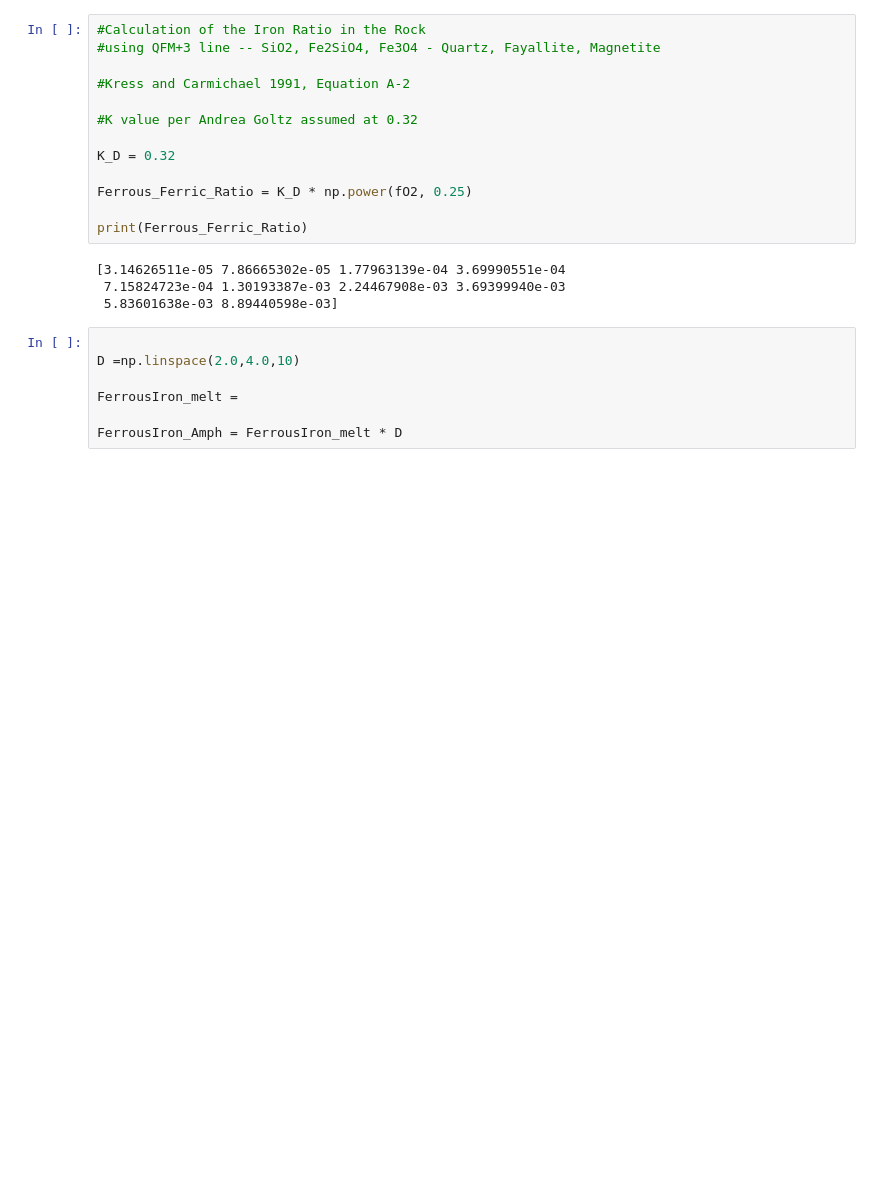
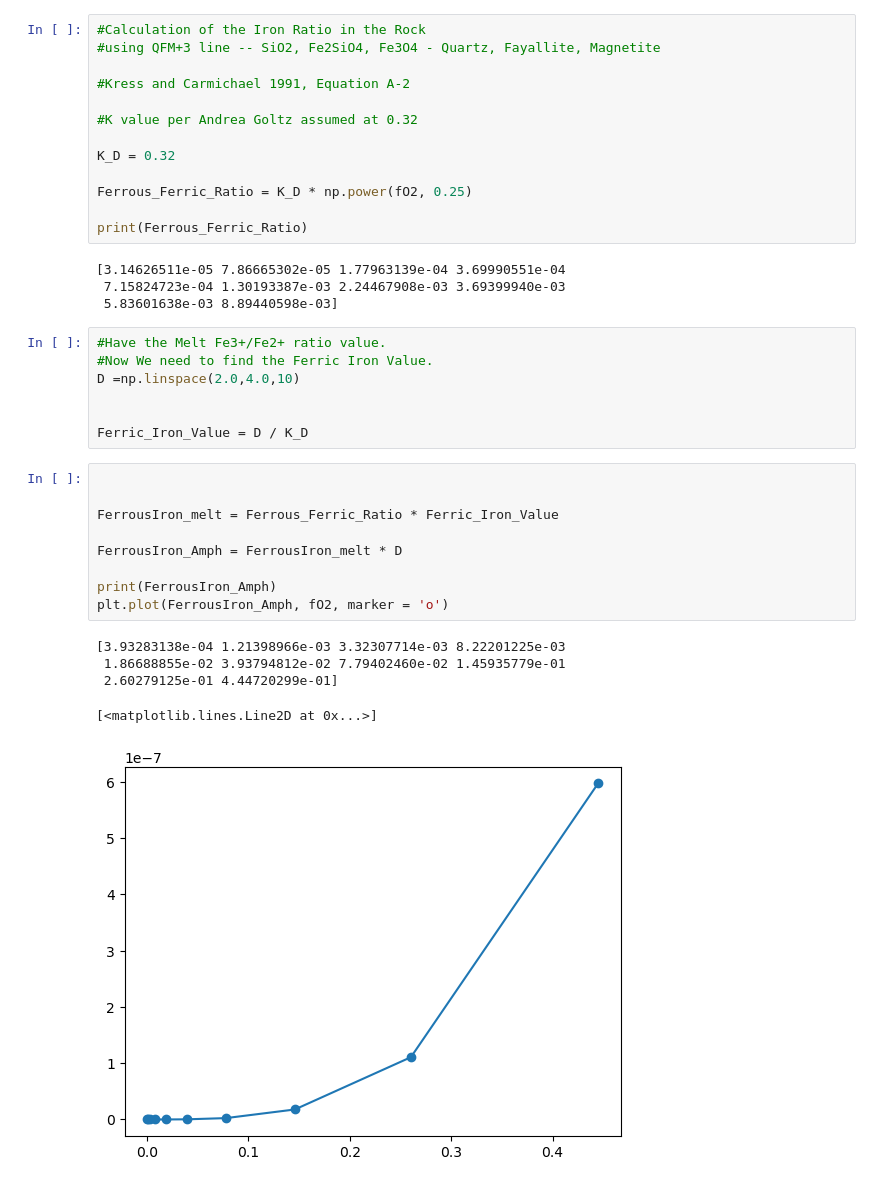
Before and after one commit to s-tomas/Petrology, a Jupyter notebook: Kamchatka/O2Fugacity.ipynb, the cells around one changed output. Cells and saved outputs as stored; diff of their text form; blank space fills up the shorter version.

```diff
--- a/Kamchatka/O2Fugacity.ipynb
+++ b/Kamchatka/O2Fugacity.ipynb
@@ -50,9 +50,24 @@ print(Ferrous_Ferric_Ratio)
  7.15824723e-04 1.30193387e-03 2.24467908e-03 3.69399940e-03
  5.83601638e-03 8.89440598e-03]
 # %%
-
+#Have the Melt Fe3+/Fe2+ ratio value.
+#Now We need to find the Ferric Iron Value.
 D =np.linspace(2.0,4.0,10)
 
-FerrousIron_melt =
 
-FerrousIron_Amph = FerrousIron_melt * D
+Ferric_Iron_Value = D / K_D
+# %%
+
+
+FerrousIron_melt = Ferrous_Ferric_Ratio * Ferric_Iron_Value
+
+FerrousIron_Amph = FerrousIron_melt * D
+
+print(FerrousIron_Amph)
+plt.plot(FerrousIron_Amph, fO2, marker = 'o')
+# %% [output]
+[3.93283138e-04 1.21398966e-03 3.32307714e-03 8.22201225e-03
+ 1.86688855e-02 3.93794812e-02 7.79402460e-02 1.45935779e-01
+ 2.60279125e-01 4.44720299e-01]
+[<matplotlib.lines.Line2D at 0x...>]
+[figure, added]
```
